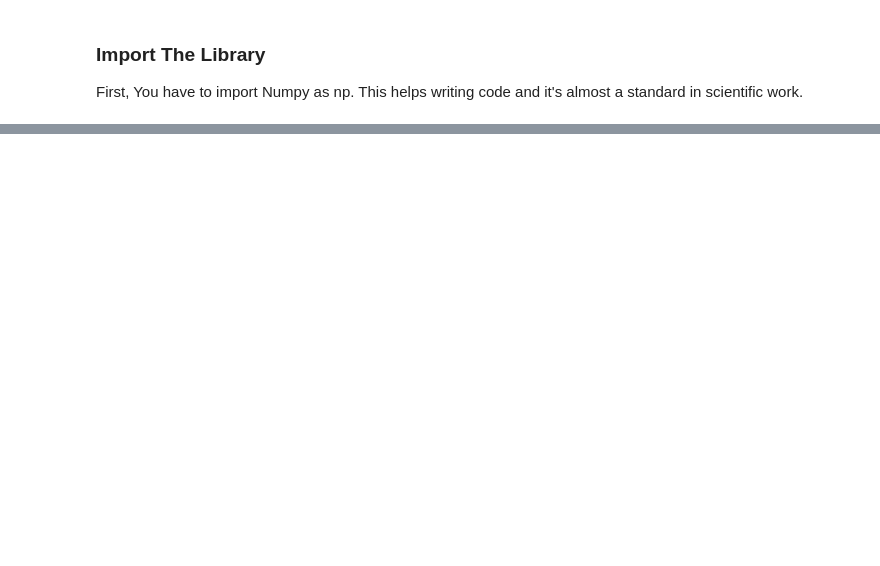
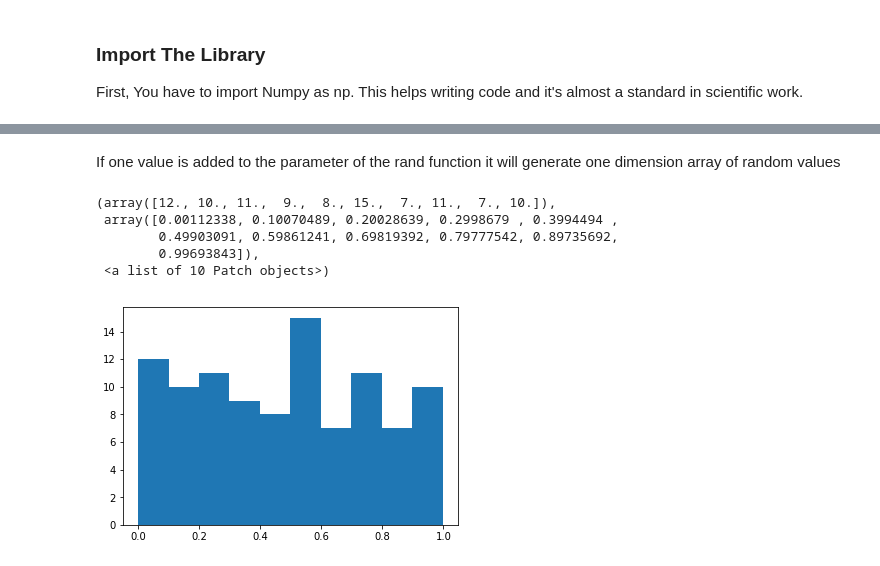
Before and after one commit to nakster/EmergingTechAssessment, a Jupyter notebook: Excerise 1/NumpyRandomNotebook.ipynb, the cells around one changed output, grey strips where cells are left out. Cells and saved outputs as stored; diff of their text form; code cells hidden in the pictures; blank space fills up the shorter version.

Commit message:
added rand func

```diff
--- a/Excerise 1/NumpyRandomNotebook.ipynb
+++ b/Excerise 1/NumpyRandomNotebook.ipynb
@@ -69,0 +24,17 @@ arr.size * arr.itemsize # Gets the value in bytes
+# %%
+x = np.random.rand(100) #This is how you randomly fill one dimensional array with random values
+# %% [markdown]
+If one value is added to the parameter  of the rand function it will generate one dimension array of random values
+# %%
+%matplotlib inline
+import matplotlib.pyplot as plt
+from mpl_toolkits.mplot3d import Axes3D
+plt.hist(x) # displays the histagram of the random values generated by the rand fuction
+#plt.show()
+# %% [output]
+(array([12., 10., 11.,  9.,  8., 15.,  7., 11.,  7., 10.]),
+ array([0.00112338, 0.10070489, 0.20028639, 0.2998679 , 0.3994494 ,
+        0.49903091, 0.59861241, 0.69819392, 0.79777542, 0.89735692,
+        0.99693843]),
+ <a list of 10 Patch objects>)
+[figure, added]
```
Also changed, not shown: parts of 19 cells of this notebook.
